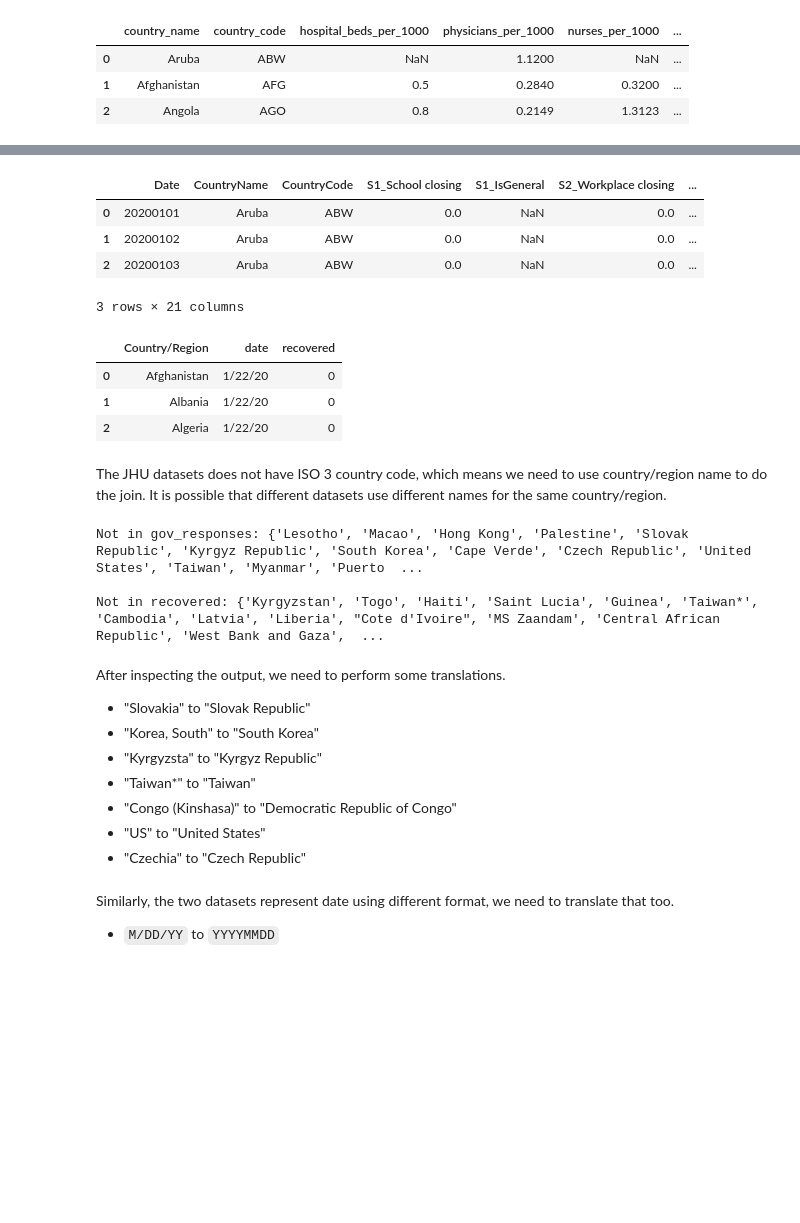
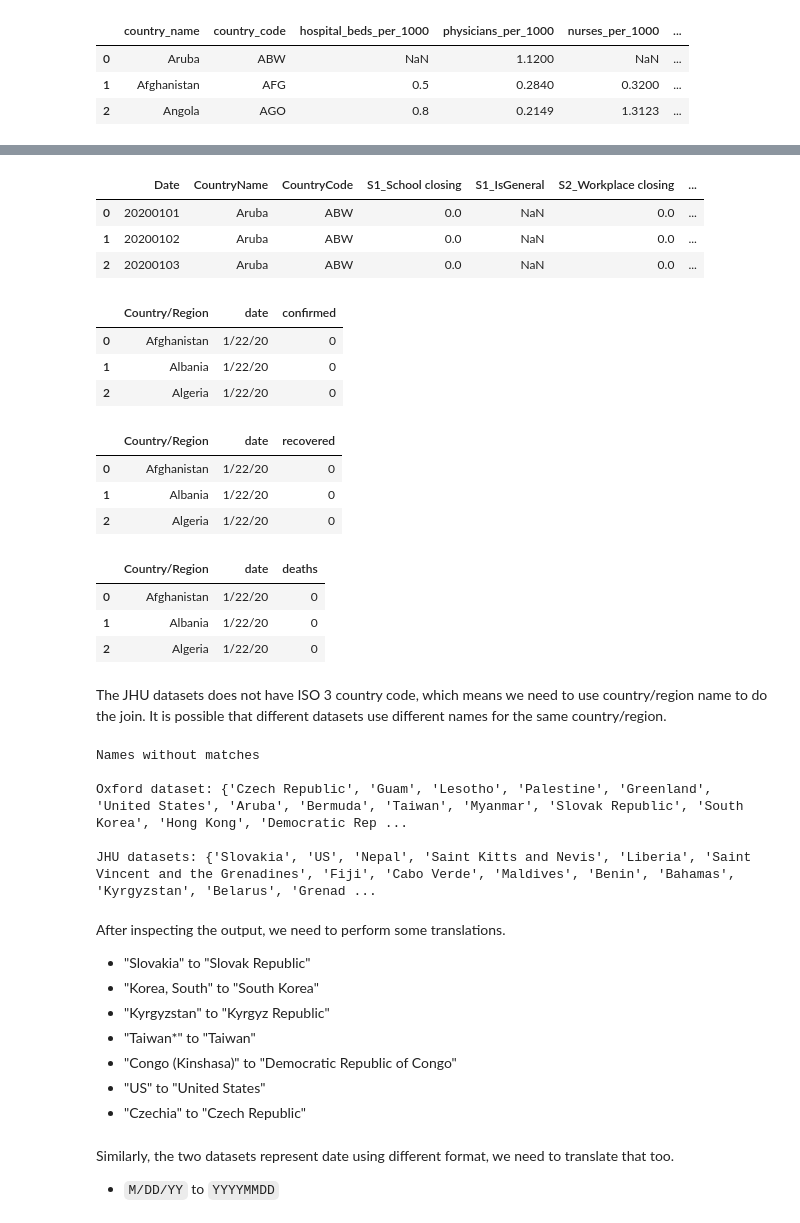
Before and after one commit to iamzhaihy/BD2020-Final-Project, a Jupyter notebook: Data Processing.ipynb, the cells around one changed output, grey strips where cells are left out. Saved outputs shown, nothing was run; the diff lists cells and outputs as text; code cells hidden in the pictures; blank space fills up the shorter version.

```diff
--- a/Data Processing.ipynb
+++ b/Data Processing.ipynb
@@ -211,7 +210,7 @@ interested_columns = [
     'S7_International travel controls',
     'S12_Testing framework',
     'S13_Contact tracing',
-    'StringencyIndex', 'ConfirmedCases','ConfirmedDeaths'
+    'StringencyIndex'
 ]
 
 # select interested values
@@ -223,5 +222,20 @@ gov_responses.head(3)
 | 0 | 20200101 | Aruba | ABW | 0.0 | NaN | 0.0 | ... |
 | 1 | 20200102 | Aruba | ABW | 0.0 | NaN | 0.0 | ... |
 | 2 | 20200103 | Aruba | ABW | 0.0 | NaN | 0.0 | ... |
-3 rows × 21 columns
+# %%
+# extract confirmed data
+confirmed_df = pd.read_csv('./data/jhu-csse/time_series_covid19_confirmed_global.csv')
+
+# ignore Province/State, Lat, and Long
+confirmed = confirmed_df[['Country/Region'] + list(confirmed_df.columns[4:])]
+
+# convert to a long table by melting
+confirmed = confirmed.melt(id_vars='Country/Region', var_name='date', value_name='confirmed')
+
+confirmed.head(3)
+# %% [output]
+|  | Country/Region | date | confirmed |
+| 0 | Afghanistan | 1/22/20 | 0 |
+| 1 | Albania | 1/22/20 | 0 |
+| 2 | Algeria | 1/22/20 | 0 |
 # %%
@@ -239,6 +254,22 @@ recovered.head(3)
 | 0 | Afghanistan | 1/22/20 | 0 |
 | 1 | Albania | 1/22/20 | 0 |
 | 2 | Algeria | 1/22/20 | 0 |
+# %%
+# extract deaths data
+deaths_df = pd.read_csv('./data/jhu-csse/time_series_covid19_deaths_global.csv')
+
+# ignore Province/State, Lat, and Long
+deaths = deaths_df[['Country/Region'] + list(deaths_df.columns[4:])]
+
+# convert to a long table by melting
+deaths = deaths.melt(id_vars='Country/Region', var_name='date', value_name='deaths')
+
+deaths.head(3)
+# %% [output]
+|  | Country/Region | date | deaths |
+| 0 | Afghanistan | 1/22/20 | 0 |
+| 1 | Albania | 1/22/20 | 0 |
+| 2 | Algeria | 1/22/20 | 0 |
 # %% [markdown]
 The JHU datasets does not have ISO 3 country code, which means we need to use country/region name to do the join. It is possible that different datasets use different names for the same country/region.
 # %%
@@ -251,18 +282,21 @@ countries2 = set(recovered['Country/Region'])
 # names common to both dataset
 common = countries1 & countries2
 
-print(f'Not in gov_responses: {countries1-common}\n')
-print(f'Not in recovered: {countries2 - common}\n')
+print('Names without matches\n')
+print(f'Oxford dataset: {countries1 - common}\n')
+print(f'JHU datasets: {countries2 - common}\n')
 # %% [output]
-Not in gov_responses: {'Lesotho', 'Macao', 'Hong Kong', 'Palestine', 'Slovak Republic', 'Kyrgyz Republic', 'South Korea', 'Cape Verde', 'Czech Republic', 'United States', 'Taiwan', 'Myanmar', 'Puerto  ...
+Names without matches
 
-Not in recovered: {'Kyrgyzstan', 'Togo', 'Haiti', 'Saint Lucia', 'Guinea', 'Taiwan*', 'Cambodia', 'Latvia', 'Liberia', "Cote d'Ivoire", 'MS Zaandam', 'Central African Republic', 'West Bank and Gaza',  ...
+Oxford dataset: {'Czech Republic', 'Guam', 'Lesotho', 'Palestine', 'Greenland', 'United States', 'Aruba', 'Bermuda', 'Taiwan', 'Myanmar', 'Slovak Republic', 'South Korea', 'Hong Kong', 'Democratic Rep ...
+
+JHU datasets: {'Slovakia', 'US', 'Nepal', 'Saint Kitts and Nevis', 'Liberia', 'Saint Vincent and the Grenadines', 'Fiji', 'Cabo Verde', 'Maldives', 'Benin', 'Bahamas', 'Kyrgyzstan', 'Belarus', 'Grenad ...
 # %% [markdown]
 After inspecting the output, we need to perform some translations.
 
 - "Slovakia" to "Slovak Republic"
 - "Korea, South" to "South Korea"
-- "Kyrgyzsta" to "Kyrgyz Republic"
+- "Kyrgyzstan" to "Kyrgyz Republic"
 - "Taiwan*" to "Taiwan"
 - "Congo (Kinshasa)" to "Democratic Republic of Congo"
 - "US" to "United States"
```
Also changed, not shown: parts of 26 cells of this notebook.
